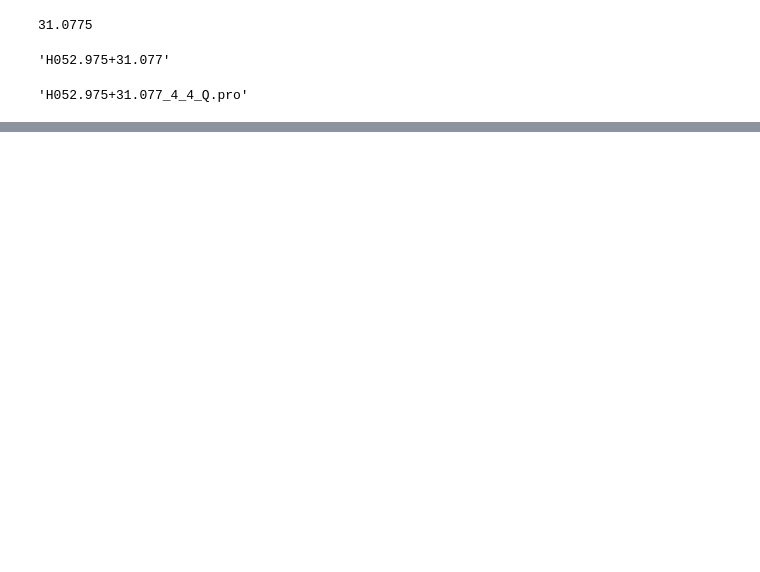
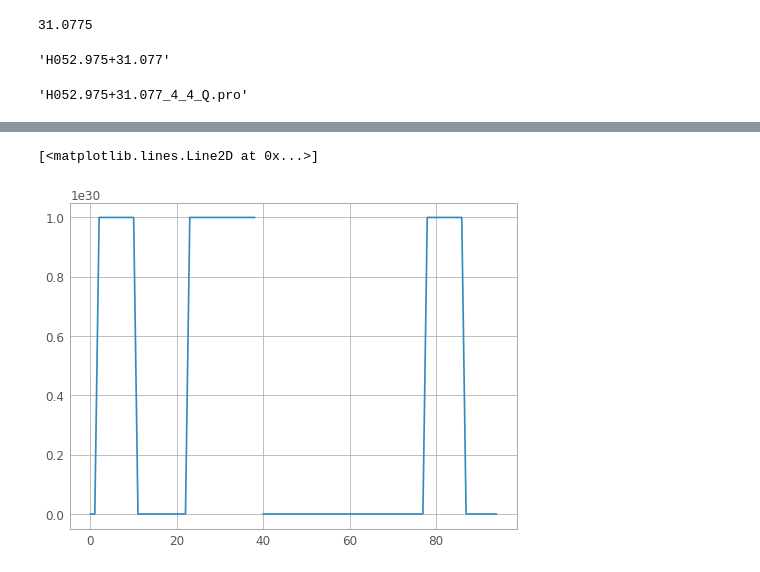
Before and after one commit to halehhajizadeh/VLA-Perseus, a Jupyter notebook: scripts/Flux-Extraction.ipynb, the cells around one changed output, grey strips where cells are left out. Cells and saved outputs as stored; diff of their text form; code cells hidden in the pictures; blank space fills up the shorter version.

```diff
--- a/scripts/Flux-Extraction.ipynb
+++ b/scripts/Flux-Extraction.ipynb
@@ -10,9 +11,14 @@ import pandas as pd
 # %%
 pblim = 0.06
-Stoke = 'I'
 
 dx=4
 dy=4
+
+
+deltax = 10
+deltay = 10
+deltaxy = 7
+
 
 Stokes = [
         'I',
@@ -236,5 +260,10 @@ img[:,x0, (0)]
 # %%
 mean_spectrum=img[:,x0,y0]
+# %%
+plt.plot(mean_spectrum)
+# %% [output]
+[<matplotlib.lines.Line2D at 0x...>]
+[figure, added]
 # %%
 mean_spectrum
 # %% [output]
```
Also changed, not shown: parts of 36 cells of this notebook.
